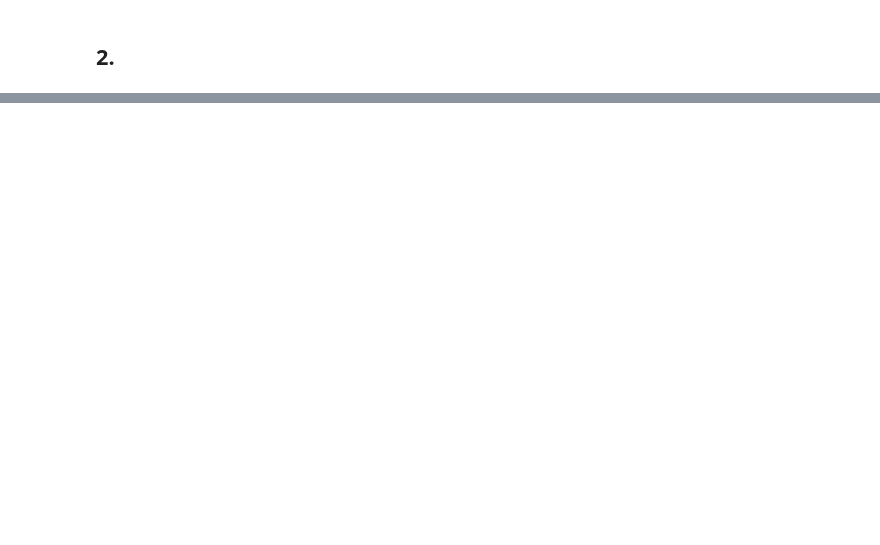
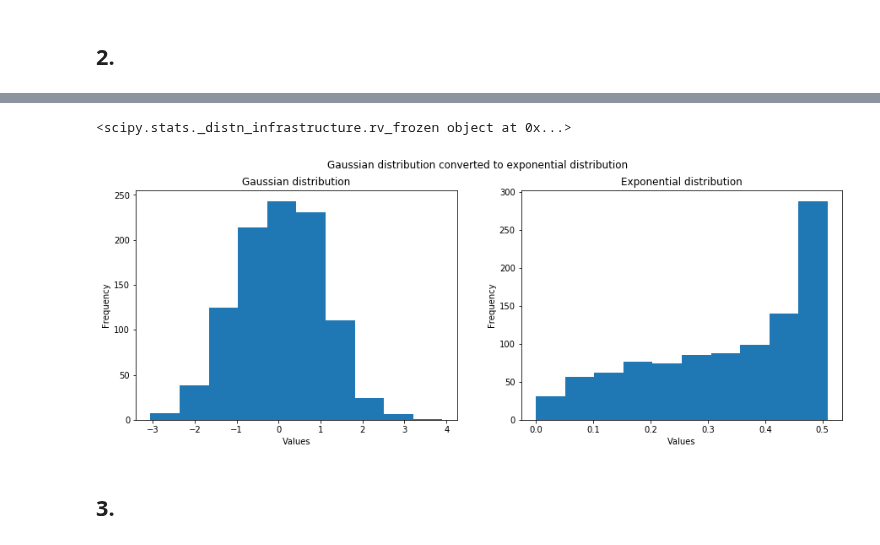
Before and after one commit to DorotheaMueller/statistics_assignments, a Jupyter notebook: ex_1.ipynb, the cells around one changed output, grey strips where cells are left out. Saved outputs shown, nothing was run; the diff lists cells and outputs as text; code cells hidden in the pictures; blank space fills up the shorter version.

```diff
--- a/ex_1.ipynb
+++ b/ex_1.ipynb
@@ -462,0 +475,4 @@ plt.suptitle("Uniform distribution converted to exponential distribution");
+# %%
+mu_ = 0
+std_ = 1
+sample_gauss = np.random.normal(mu_, std_, 1000)
@@ -462,0 +481,6 @@ plt.suptitle("Uniform distribution converted to exponential distribution");
+# %%
+a = invgauss(sample_gauss)
+type(a)
+print(a)
+# %% [output]
+<scipy.stats._distn_infrastructure.rv_frozen object at 0x...>
@@ -462,0 +491,19 @@ plt.suptitle("Uniform distribution converted to exponential distribution");
+# %%
+sample_uniform = norm.pdf(sample_gauss)
+sample_exp = - np.log(1-sample_uniform)
+# %%
+fig, axs = plt.subplots(1, 2, figsize=(15,5))
+
+axs[0].hist(sample_gauss)
+axs[0].set_title("Gaussian distribution")
+axs[0].set_xlabel("Values")
+axs[0].set_ylabel("Frequency")
+axs[1].hist(sample_exp)
+axs[1].set_title("Exponential distribution")
+axs[1].set_xlabel("Values")
+axs[1].set_ylabel("Frequency")
+plt.suptitle("Gaussian distribution converted to exponential distribution");
+# %% [output]
+[figure, added]
+# %% [markdown]
+## 3.
```
Also changed, not shown: parts of 8 cells of this notebook.
